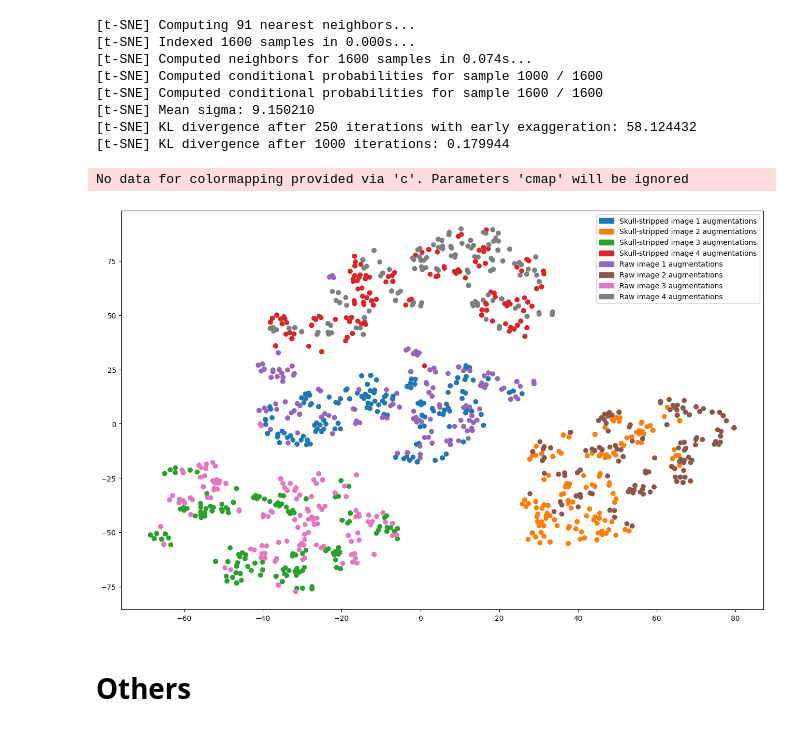
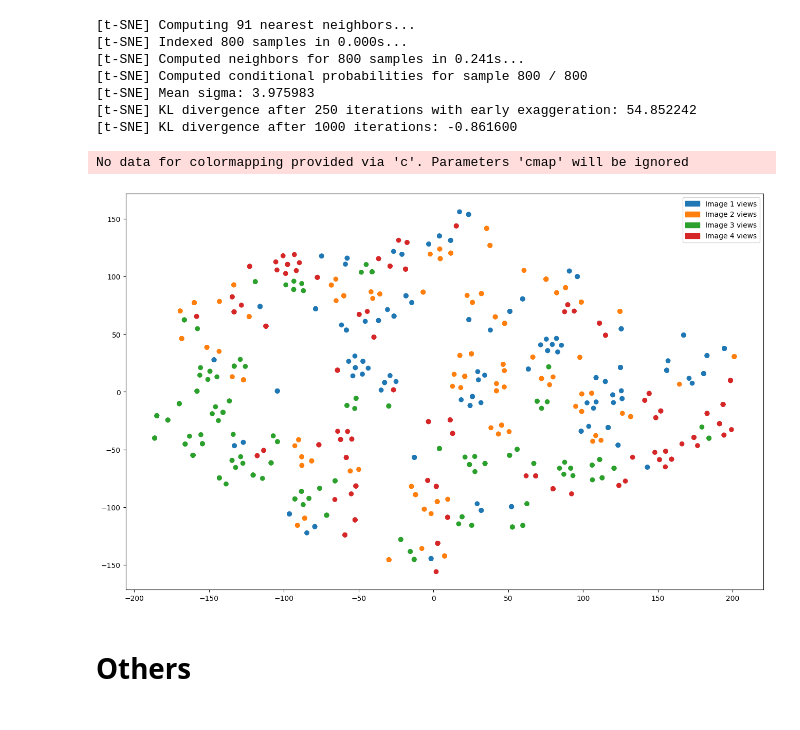
Before and after one commit to Vivikar/central-sulcus-analysis, a Jupyter notebook: notebooks/7_ExploreTSNE_Space.ipynb, the cells around one changed output. Drawn from its saved outputs; the diff is of its cells as text; code cells hidden in the pictures.

Commit message:
add presad t-sne results generation

```diff
--- a/notebooks/7_ExploreTSNE_Space.ipynb
+++ b/notebooks/7_ExploreTSNE_Space.ipynb
@@ -59,3 +75,4 @@ Attribute 'encoder' is an instance of `nn.Module` and is already saved during ch
 # %%
-model = model.load_from_checkpoint(CHKPT, encoder=hydra.utils.instantiate(cfg.model.encoder))
+model = model.load_from_checkpoint(CHKPT, encoder=hydra.utils.instantiate(cfg.model.encoder)).to('cuda')
+model = model.eval()
 # %% [output]
@@ -63,18 +82,18 @@ U-Net Embedding dimension: 32768
 # %%
-def generate_embedings(repeats: int, val_dataset, model):
+def generate_embedings(repeats: int, val_dataset, model, max_val=4):
     res_labels = []
     res_embeds = []
     for i in tqdm(range(repeats)):
         val_imgs = []
 
-        for i in range(len(val_dataset)):
+        for i in range(min(max_val, len(val_dataset))):
             val_imgs.append(torch.stack(val_dataset[i][0]))
         val_imgs = torch.stack(val_imgs)
 
         val_embeddings = []
-        for i in range(len(val_imgs)):
+        for i in range(min(max_val, len(val_dataset))):
             with torch.no_grad():
-                val_embeddings.append(model(val_imgs[i]))
+                val_embeddings.append(model(val_imgs[i].to('cuda')))
 
         flat_embed = torch.concat(val_embeddings, dim=0)
         flat_labels = [i for i in range(len(val_embeddings)) for j in range(len(val_embeddings[i]))]
@@ -97,22 +123,21 @@ labels_notskullstripped = [x + 4 for x in labels_notskullstripped]
 # %%
-embeddings = torch.concatenate((embeddings_skullrtipped, embeddings_notskullstripped), dim=0)
-labels = labels_skullrtipped + labels_notskullstripped
+embeddings = embeddings_skullrtipped  # torch.concatenate((embeddings_skullrtipped, embeddings_notskullstripped), dim=0)
+labels = labels_skullrtipped  #+ labels_notskullstripped
 # %%
 from sklearn.manifold import TSNE
 
 tsne = TSNE(n_components=2, verbose=1, n_iter=1000,
             n_jobs=10, perplexity=30.0,)
 
-tsne_results = tsne.fit_transform(embeddings)
+tsne_results = tsne.fit_transform(embeddings.cpu().numpy())
 # %% [output]
 [t-SNE] Computing 91 nearest neighbors...
-[t-SNE] Indexed 1600 samples in 0.000s...
-[t-SNE] Computed neighbors for 1600 samples in 0.074s...
-[t-SNE] Computed conditional probabilities for sample 1000 / 1600
-[t-SNE] Computed conditional probabilities for sample 1600 / 1600
-[t-SNE] Mean sigma: 9.150210
-[t-SNE] KL divergence after 250 iterations with early exaggeration: 58.124432
-[t-SNE] KL divergence after 1000 iterations: 0.179944
+[t-SNE] Indexed 800 samples in 0.000s...
+[t-SNE] Computed neighbors for 800 samples in 0.241s...
+[t-SNE] Computed conditional probabilities for sample 800 / 800
+[t-SNE] Mean sigma: 3.975983
+[t-SNE] KL divergence after 250 iterations with early exaggeration: 54.852242
+[t-SNE] KL divergence after 1000 iterations: -0.861600
 # %%
 all_label_colors = list(plt.get_cmap('tab20').colors)
 # random.shuffle(all_label_colors)
@@ -121,21 +146,21 @@ label_colors = [all_label_colors[i] for i in labels]
 # %%
 plt.figure(figsize=(16,10))
 
 plt.scatter(tsne_results[:,0], tsne_results[:,1], c=label_colors, cmap='tab20')
 
 patches_list = []
 
 for col in np.unique(labels):
     if col <=3:
-        patches_list.append(mpatches.Patch(color=all_label_colors[col], label=f'Skull-stripped image {col + 1} augmentations'))
+        patches_list.append(mpatches.Patch(color=all_label_colors[col], label=f'Image {col + 1} views'))
     else:
-        patches_list.append(mpatches.Patch(color=all_label_colors[col], label=f'Raw image {col - 3} augmentations'))
+        patches_list.append(mpatches.Patch(color=all_label_colors[col], label=f'Image {col - 3} views'))
 
 plt.legend(handles=patches_list)
 
 plt.show()
 # %% [output]
 No data for colormapping provided via 'c'. Parameters 'cmap' will be ignored
-[figure, old version]
+[figure, new version]
 # %% [markdown]
 # Others
```
Also changed, not shown: parts of 20 cells of this notebook, 14 other files.
